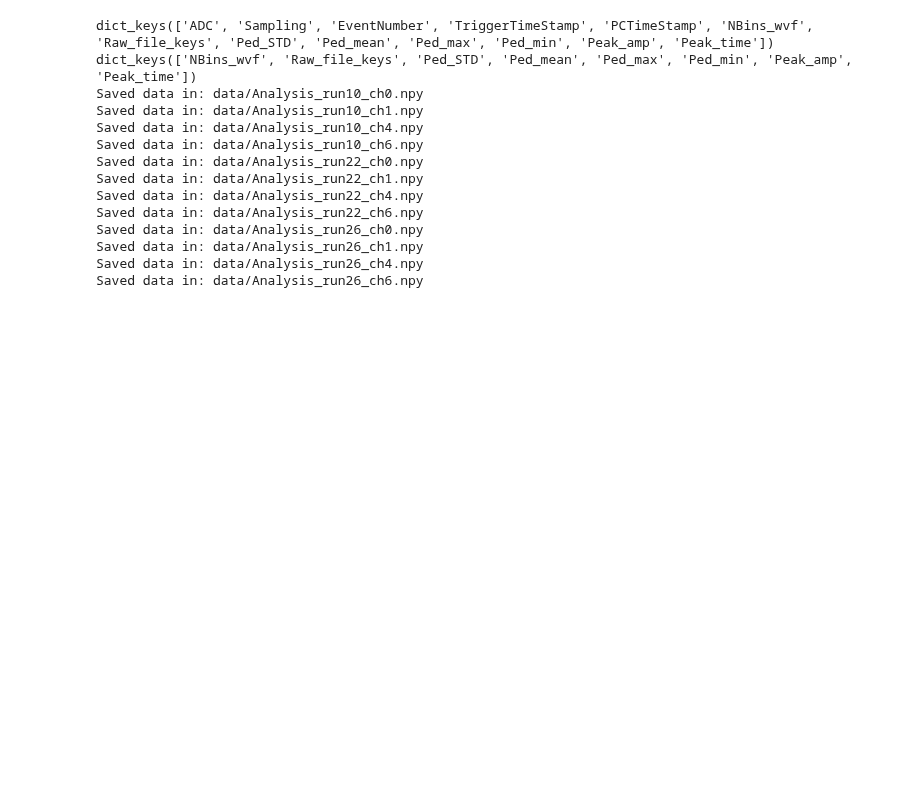
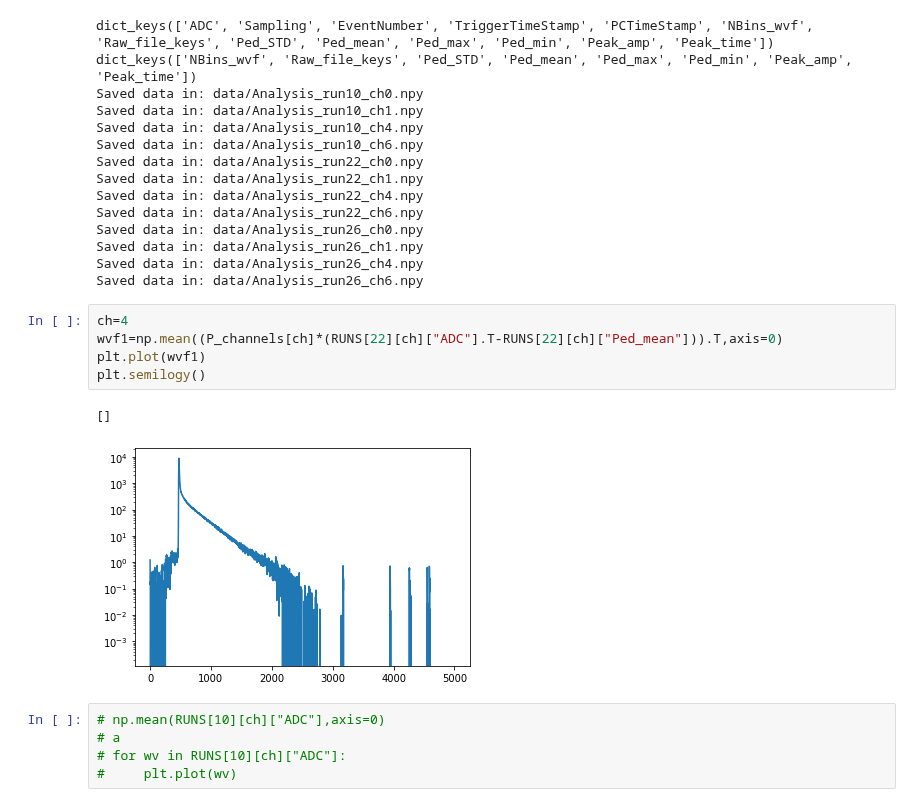
Before and after one commit to CIEMAT-Neutrino/SCINT, a Jupyter notebook: Analysis.ipynb, the cells around one changed output. Drawn from its saved outputs; the diff is of its cells as text; blank space fills up the shorter version.

```diff
--- a/Analysis.ipynb
+++ b/Analysis.ipynb
@@ -95,3 +95,16 @@ Saved data in: data/Analysis_run26_ch0.npy
 Saved data in: data/Analysis_run26_ch1.npy
 Saved data in: data/Analysis_run26_ch4.npy
 Saved data in: data/Analysis_run26_ch6.npy
+# %%
+ch=4
+wvf1=np.mean((P_channels[ch]*(RUNS[22][ch]["ADC"].T-RUNS[22][ch]["Ped_mean"])).T,axis=0)
+plt.plot(wvf1)
+plt.semilogy()
+# %% [output]
+[]
+[figure, added]
+# %%
+# np.mean(RUNS[10][ch]["ADC"],axis=0)
+# a
+# for wv in RUNS[10][ch]["ADC"]:
+#     plt.plot(wv)
```
Also changed, not shown: 1 other file.
